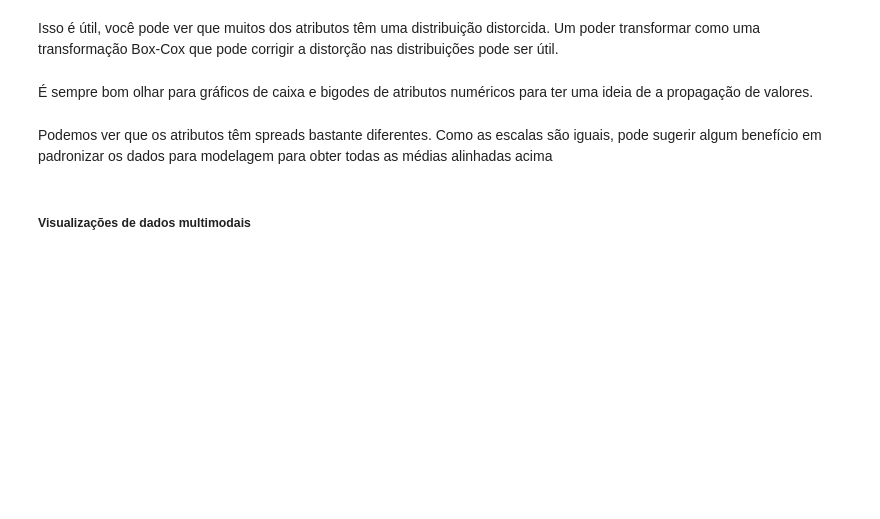
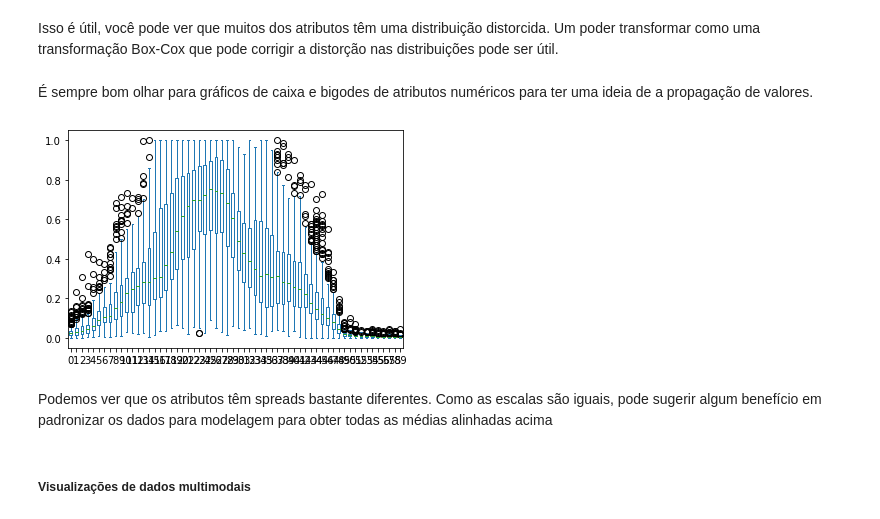
Before and after one commit to caiquemiranda/machine-learning-mastery, a Jupyter notebook: 20-Caso_de_ML_de_classificação_binária_Projeto_de_estudo_de_caso.ipynb, the cells around one changed output. Cells and saved outputs as stored; diff of their text form; code cells hidden in the pictures; blank space fills up the shorter version.

```diff
--- a/20-Caso_de_ML_de_classificação_binária_Projeto_de_estudo_de_caso.ipynb
+++ b/20-Caso_de_ML_de_classificação_binária_Projeto_de_estudo_de_caso.ipynb
@@ -55,7 +55,7 @@ Você pode baixar o conjunto de dados do site do repositório UCI Machine Learni
 no diretório de trabalho local com o nome de arquivo sonar.all-data.csv.
 # %%
 # Load dataset
-url = 'sonar.all-data.csv'
+url = 'datasets/sonar.all-data.csv'
 dataset = read_csv(url, header=None)
 # %% [markdown]
 Você pode ver que não estamos especificando os nomes dos atributos desta vez. Isto é porque
@@ -140,9 +205,11 @@ transformar como uma transformação Box-Cox que pode corrigir a distorção nas
 a propagação de valores.
 # %%
 # box and whisker plots
-dataset.plot(kind='box', subplots=True, layout=(8,8), sharex=False, sharey=False,
-fontsize=1)
+dataset.plot.box()
+
 pyplot.show()
+# %% [output]
+[figure, added]
 # %% [markdown]
 Podemos ver que os atributos têm spreads bastante diferentes. Como as escalas são iguais,
 pode sugerir algum benefício em padronizar os dados para modelagem para obter todas as médias alinhadas
```
Also changed, not shown: parts of 19 cells of this notebook, 22 other files.
